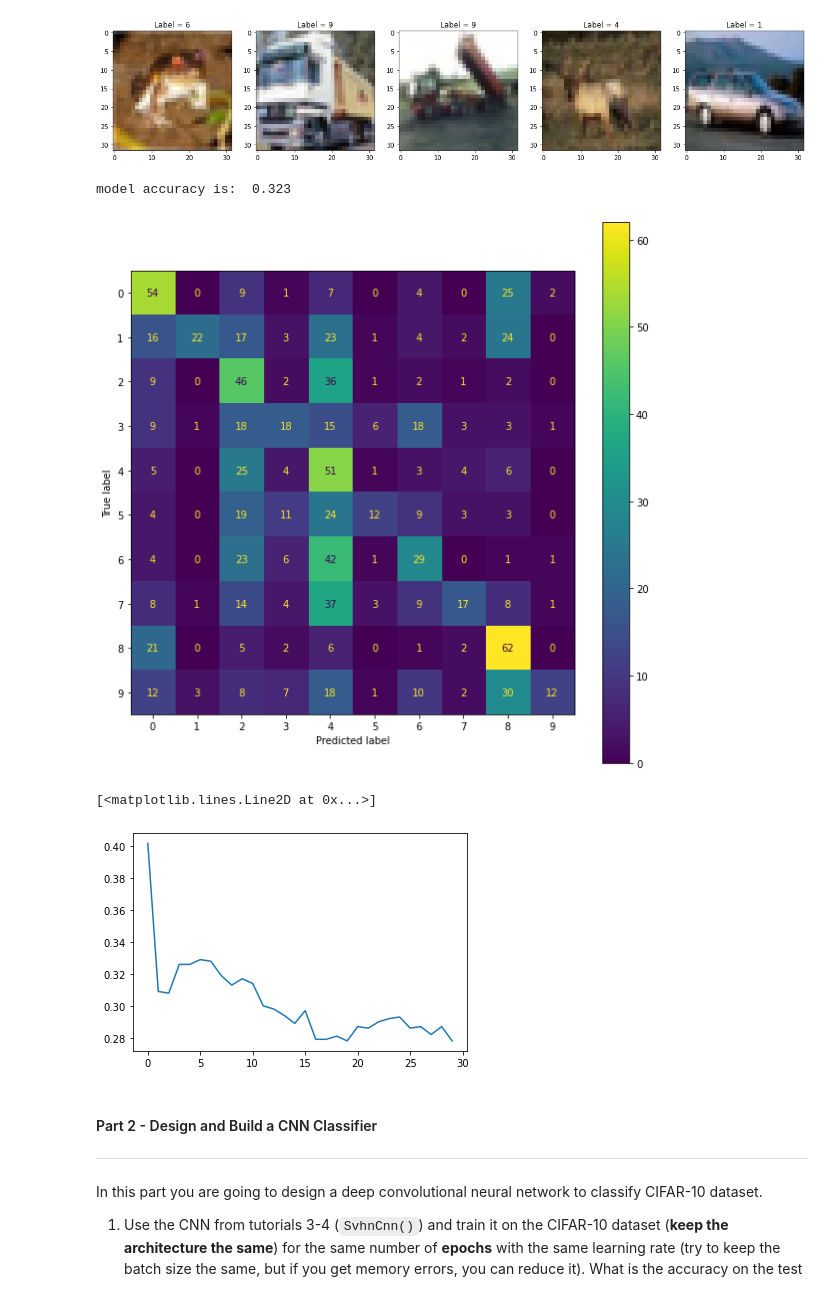
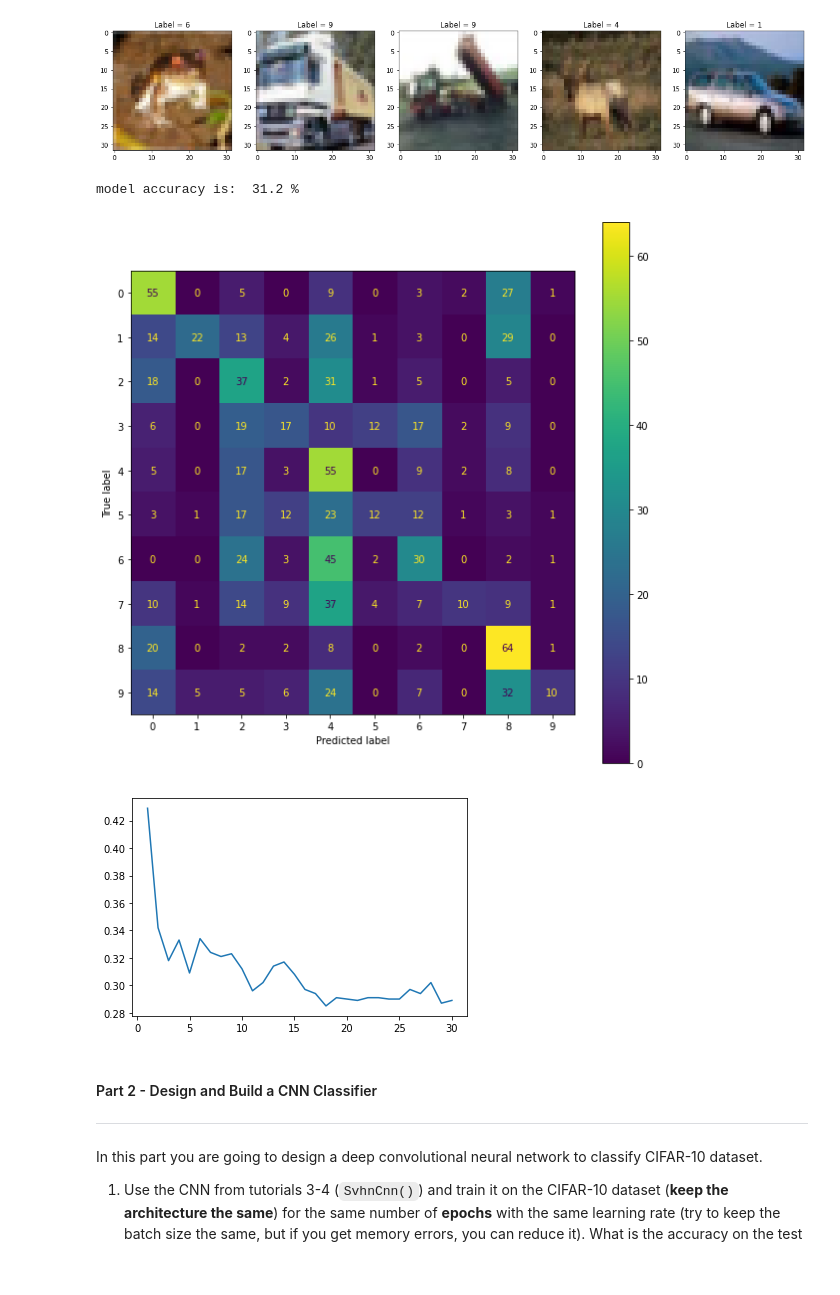
Before and after one commit to DariaHasin/cv-course, a Jupyter notebook: HW1 - Classification/ee046746_hw1_classification.ipynb, the cells around one changed output. Drawn from its saved outputs; the diff is of its cells as text; code cells hidden in the pictures.

```diff
--- a/HW1 - Classification/ee046746_hw1_classification.ipynb
+++ b/HW1 - Classification/ee046746_hw1_classification.ipynb
@@ -135,35 +126,34 @@ batch_test_idx, (example_data_test, example_targets_test) = next(examples_test)
 example_data_test = example_data_test.flatten(start_dim=1)
 
 
-model = KNeighborsClassifier(n_neighbors=10)
-model.fit(example_data_train, example_targets_train)
-pred = model.predict(example_data_test)
+KNN_model = KNeighborsClassifier(n_neighbors=10)
+KNN_model.fit(example_data_train, example_targets_train)
+pred = KNN_model.predict(example_data_test)
 # %%
-model_score = model.score(example_data_test,example_targets_test)
-print('model accuracy is: ',model_score)
+model_score = KNN_model.score(example_data_test,example_targets_test)
+print('model accuracy is: ',model_score*100,'%')
 disp_con_mat = ConfusionMatrixDisplay(confusion_matrix(example_targets_test,pred))
 
 fig, ax = plt.subplots(figsize=(10,10))
 disp_con_mat.plot(ax=ax)
 plt.show()
 # %% [output]
-model accuracy is:  0.323
+model accuracy is:  31.2 %
-[figure, old version]
+[figure, new version]
 # %%
 accuracy_results = []
 
 for i in range(1,31):
-    model = KNeighborsClassifier(n_neighbors=i)
-    model.fit(example_data_train, example_targets_train)
-    pred = model.predict(example_data_test)
-    model_score = model.score(example_data_test,example_targets_test)
+    KNN_model = KNeighborsClassifier(n_neighbors=i)
+    KNN_model.fit(example_data_train, example_targets_train)
+    pred = KNN_model.predict(example_data_test)
+    model_score = KNN_model.score(example_data_test,example_targets_test)
     accuracy_results.append(model_score)
 
-plt.plot(accuracy_results,x = np.arange(1,31))
+plt.plot(np.arange(1,31),accuracy_results)
 plt.show()
 # %% [output]
-[<matplotlib.lines.Line2D at 0x...>]
-[figure, old version]
+[figure, new version]
 # %% [markdown]
 #### Part 2 - Design and Build a CNN Classifier
 ---
```
Also changed, not shown: parts of 10 cells of this notebook.
